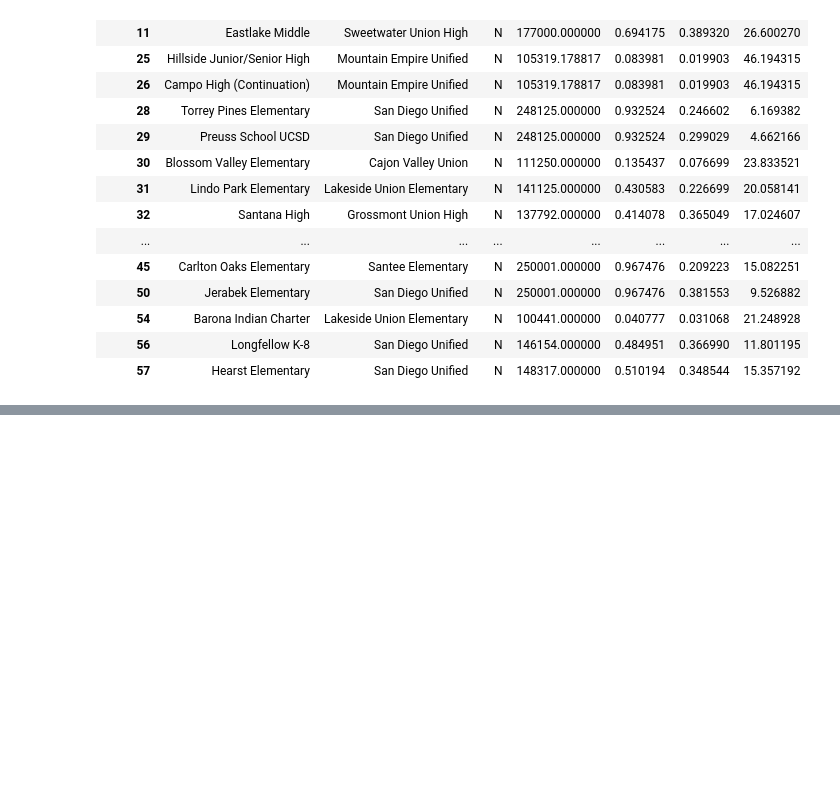
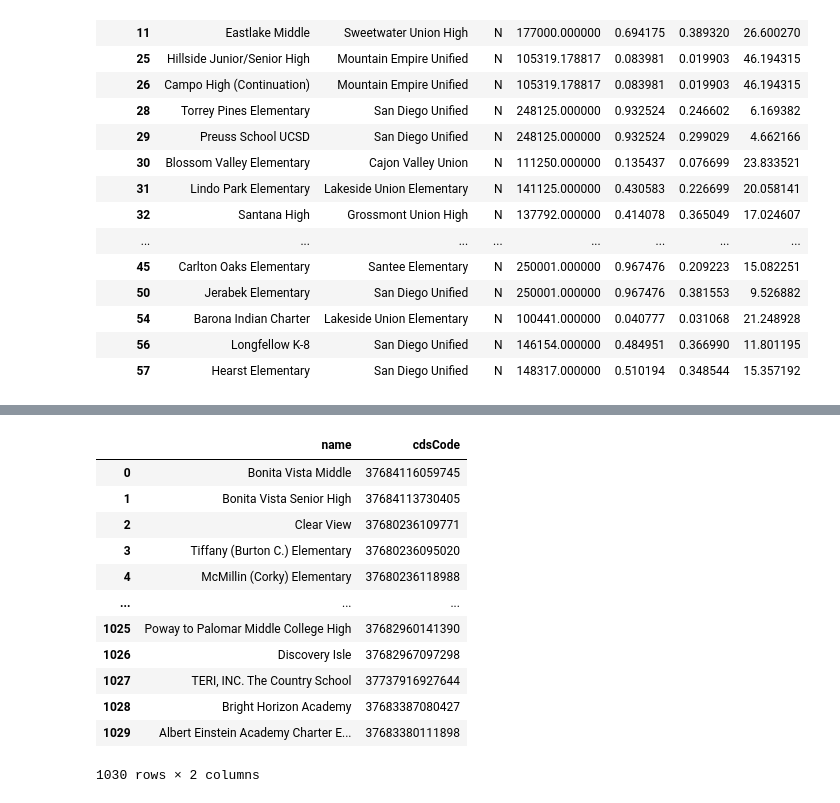
Before and after one commit to jointheleague/marketing-data, a Jupyter notebook: notebooks/ericbusboom/schools.ipynb, the cells around one changed output, grey strips where cells are left out. Saved outputs shown, nothing was run; the diff lists cells and outputs as text; code cells hidden in the pictures; blank space fills up the shorter version.

```diff
--- a/notebooks/ericbusboom/schools.ipynb
+++ b/notebooks/ericbusboom/schools.ipynb
@@ -201,7 +144,7 @@ schools['buffered'] = schools.geometry.buffer(2000)
 # Perform a spatial join with the original schools GeoDataFrame
 # This time, the left DataFrame will use the buffered geometries
 
-t = gpd.sjoin(schools.set_geometry('buffered'), cd_mi, how="inner", op='intersects')
+t = gpd.sjoin(schools.set_geometry('buffered'), cd_mi, how="inner", predicate='intersects')
 
 
 t = t.groupby('schoolID').agg({
@@ -217,6 +160,7 @@ t = t.groupby('schoolID').agg({
 })
 
 t = gpd.GeoDataFrame(t)
+t = t.set_crs(schools.crs)  # <-- Set the CRS here
 
 
 t['cd_pct'] = t['child_density'].rank(pct=True)
@@ -315,0 +239,16 @@ t.head().T
+# %%
+schools[['name','cdsCode'] ]
+# %% [output]
+|  | name | cdsCode |
+| 0 | Bonita Vista Middle | 37684116059745 |
+| 1 | Bonita Vista Senior High | 37684113730405 |
+| 2 | Clear View | 37680236109771 |
+| 3 | Tiffany (Burton C.) Elementary | 37680236095020 |
+| 4 | McMillin (Corky) Elementary | 37680236118988 |
+| ... | ... | ... |
+| 1025 | Poway to Palomar Middle College High | 37682960141390 |
+| 1026 | Discovery Isle | 37682967097298 |
+| 1027 | TERI, INC. The Country School | 37737916927644 |
+| 1028 | Bright Horizon Academy | 37683387080427 |
+| 1029 | Albert Einstein Academy Charter E... | 37683380111898 |
+1030 rows × 2 columns
```
Also changed, not shown: parts of 9 cells of this notebook, 9 other files.
